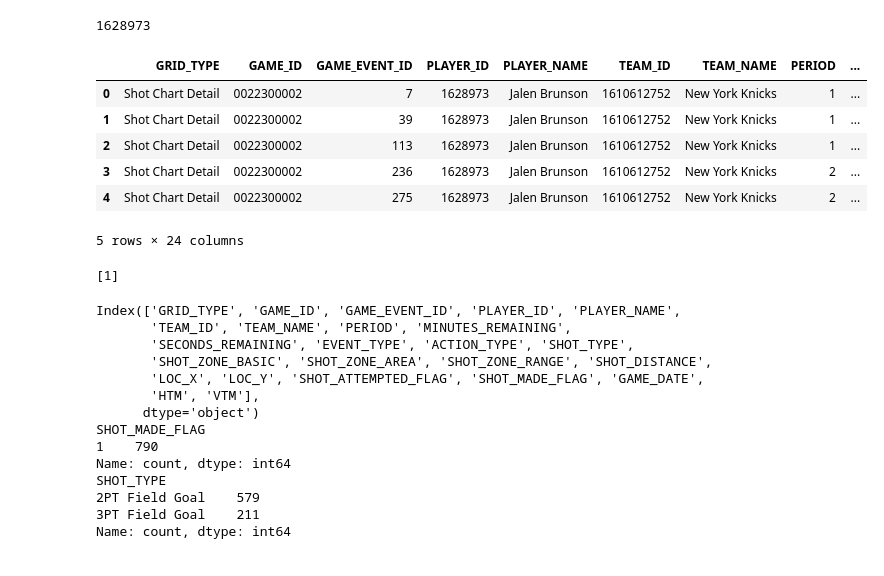
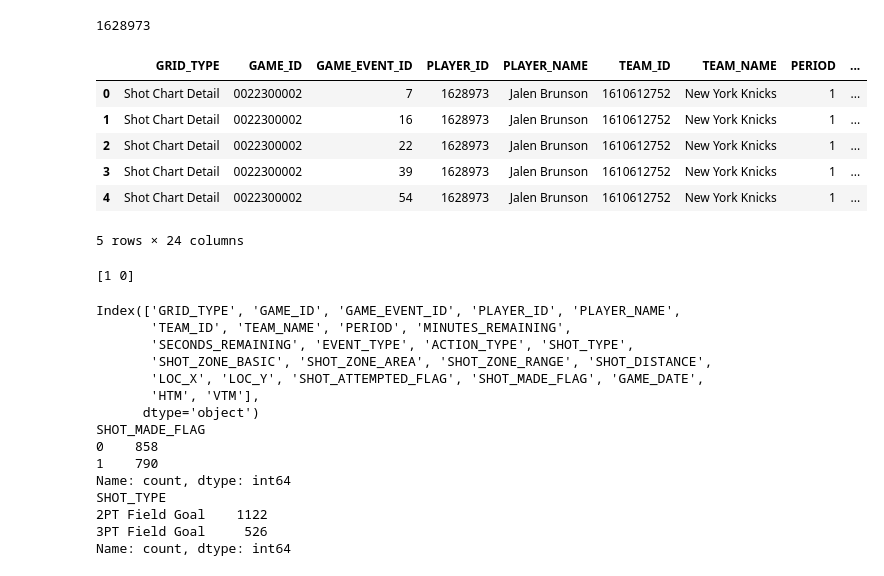
Before and after one commit to daniel-nis/nba-shot-charts, a Jupyter notebook: charts-notebook.ipynb, the cells around one changed output. Saved outputs shown, nothing was run; the diff lists cells and outputs as text; code cells hidden in the pictures.

```diff
--- a/charts-notebook.ipynb
+++ b/charts-notebook.ipynb
@@ -24,22 +24,23 @@ player_id
 # %%
 # Fetch shot data for the 2023-24 NBA season
 shot_data = shotchartdetail.ShotChartDetail(
     team_id=0,
     player_id=player_id,
     season_nullable='2023-24',
-    season_type_all_star='Regular Season'
+    season_type_all_star='Regular Season',
+    context_measure_simple='FGA'
 )
 
 # Convert the shot data into a DataFrame
 shot_df = shot_data.get_data_frames()[0]
 shot_df.head()  # Show the first few rows
 # %% [output]
 |  | GRID_TYPE | GAME_ID | GAME_EVENT_ID | PLAYER_ID | PLAYER_NAME | TEAM_ID | TEAM_NAME | PERIOD | ... |
 | 0 | Shot Chart Detail | 0022300002 | 7 | 1628973 | Jalen Brunson | 1610612752 | New York Knicks | 1 | ... |
-| 1 | Shot Chart Detail | 0022300002 | 39 | 1628973 | Jalen Brunson | 1610612752 | New York Knicks | 1 | ... |
-| 2 | Shot Chart Detail | 0022300002 | 113 | 1628973 | Jalen Brunson | 1610612752 | New York Knicks | 1 | ... |
-| 3 | Shot Chart Detail | 0022300002 | 236 | 1628973 | Jalen Brunson | 1610612752 | New York Knicks | 2 | ... |
-| 4 | Shot Chart Detail | 0022300002 | 275 | 1628973 | Jalen Brunson | 1610612752 | New York Knicks | 2 | ... |
+| 1 | Shot Chart Detail | 0022300002 | 16 | 1628973 | Jalen Brunson | 1610612752 | New York Knicks | 1 | ... |
+| 2 | Shot Chart Detail | 0022300002 | 22 | 1628973 | Jalen Brunson | 1610612752 | New York Knicks | 1 | ... |
+| 3 | Shot Chart Detail | 0022300002 | 39 | 1628973 | Jalen Brunson | 1610612752 | New York Knicks | 1 | ... |
+| 4 | Shot Chart Detail | 0022300002 | 54 | 1628973 | Jalen Brunson | 1610612752 | New York Knicks | 1 | ... |
 5 rows × 24 columns
 # %%
 # Check if the column exists
@@ -51,7 +52,7 @@ if 'SHOT_MADE_FLAG' in shot_df.columns:
 else:
     print("SHOT_MADE_FLAG column is not found.")
 # %% [output]
-[1]
+[1 0]
 # %%
 # Check columns in the DataFrame
 print(shot_df.columns)
@@ -67,11 +68,12 @@ Index(['GRID_TYPE', 'GAME_ID', 'GAME_EVENT_ID', 'PLAYER_ID', 'PLAYER_NAME',
        'HTM', 'VTM'],
       dtype='object')
 SHOT_MADE_FLAG
+0    858
 1    790
 Name: count, dtype: int64
 SHOT_TYPE
-2PT Field Goal    579
-3PT Field Goal    211
+2PT Field Goal    1122
+3PT Field Goal     526
 Name: count, dtype: int64
 # %%
 import matplotlib.pyplot as plt
```
Also changed, not shown: parts of 2 cells of this notebook.
